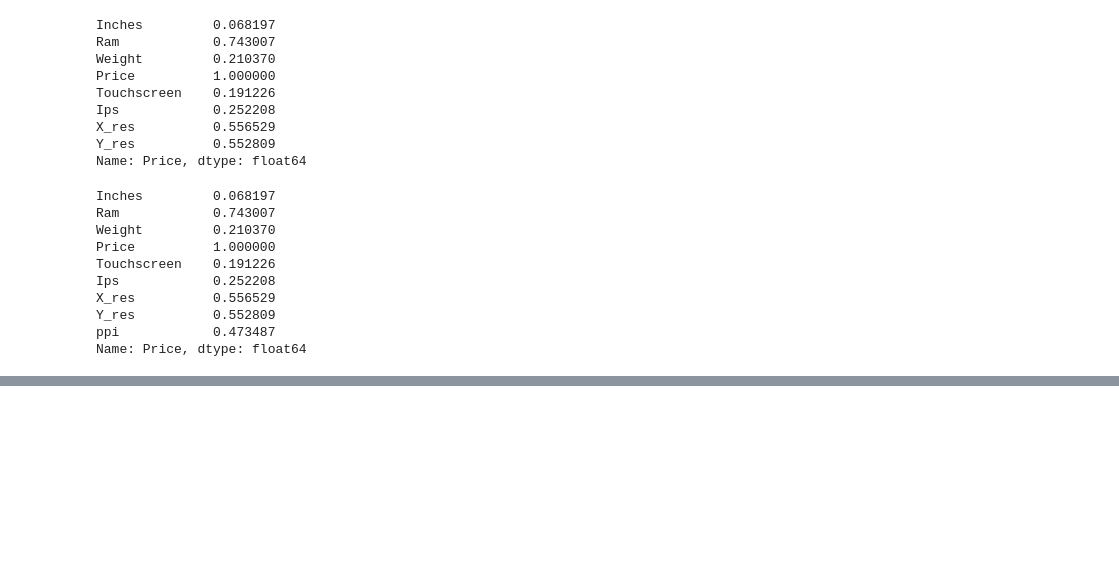
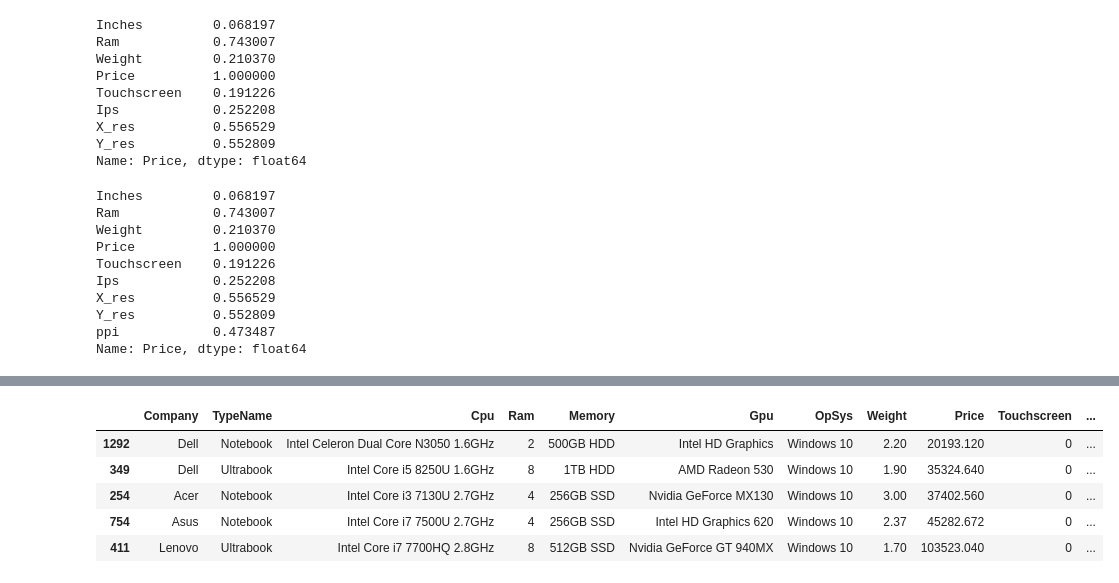
Before and after one commit to afadnan/laptopPricePrediction, a Jupyter notebook: laptop.ipynb, the cells around one changed output, grey strips where cells are left out. Cells and saved outputs as stored; diff of their text form; code cells hidden in the pictures; blank space fills up the shorter version.

```diff
--- a/laptop.ipynb
+++ b/laptop.ipynb
@@ -383,0 +466,20 @@ Name: Price, dtype: float64
+# %%
+def fetch_processor(text):
+    if text == 'Intel Core i7' or text == 'Intel Core i5' or text == 'Intel Core i3':
+        return text
+    else:
+        if text.split()[0] == 'Intel':
+            return 'Other Intel Processor'
+        else:
+            return 'AMD Processor'
+# %%
+df['Cpu brand'] = df['Cpu Name'].apply(fetch_processor)
+# %%
+df.sample(5)
+# %% [output]
+|  | Company | TypeName | Cpu | Ram | Memory | Gpu | OpSys | Weight | Price | Touchscreen | ... |
+| 1292 | Dell | Notebook | Intel Celeron Dual Core N3050 1.6GHz | 2 | 500GB HDD | Intel HD Graphics | Windows 10 | 2.20 | 20193.120 | 0 | ... |
+| 349 | Dell | Ultrabook | Intel Core i5 8250U 1.6GHz | 8 | 1TB HDD | AMD Radeon 530 | Windows 10 | 1.90 | 35324.640 | 0 | ... |
+| 254 | Acer | Notebook | Intel Core i3 7130U 2.7GHz | 4 | 256GB SSD | Nvidia GeForce MX130 | Windows 10 | 3.00 | 37402.560 | 0 | ... |
+| 754 | Asus | Notebook | Intel Core i7 7500U 2.7GHz | 4 | 256GB SSD | Intel HD Graphics 620 | Windows 10 | 2.37 | 45282.672 | 0 | ... |
+| 411 | Lenovo | Ultrabook | Intel Core i7 7700HQ 2.8GHz | 8 | 512GB SSD | Nvidia GeForce GT 940MX | Windows 10 | 1.70 | 103523.040 | 0 | ... |
```
Also changed, not shown: parts of 8 cells of this notebook.
